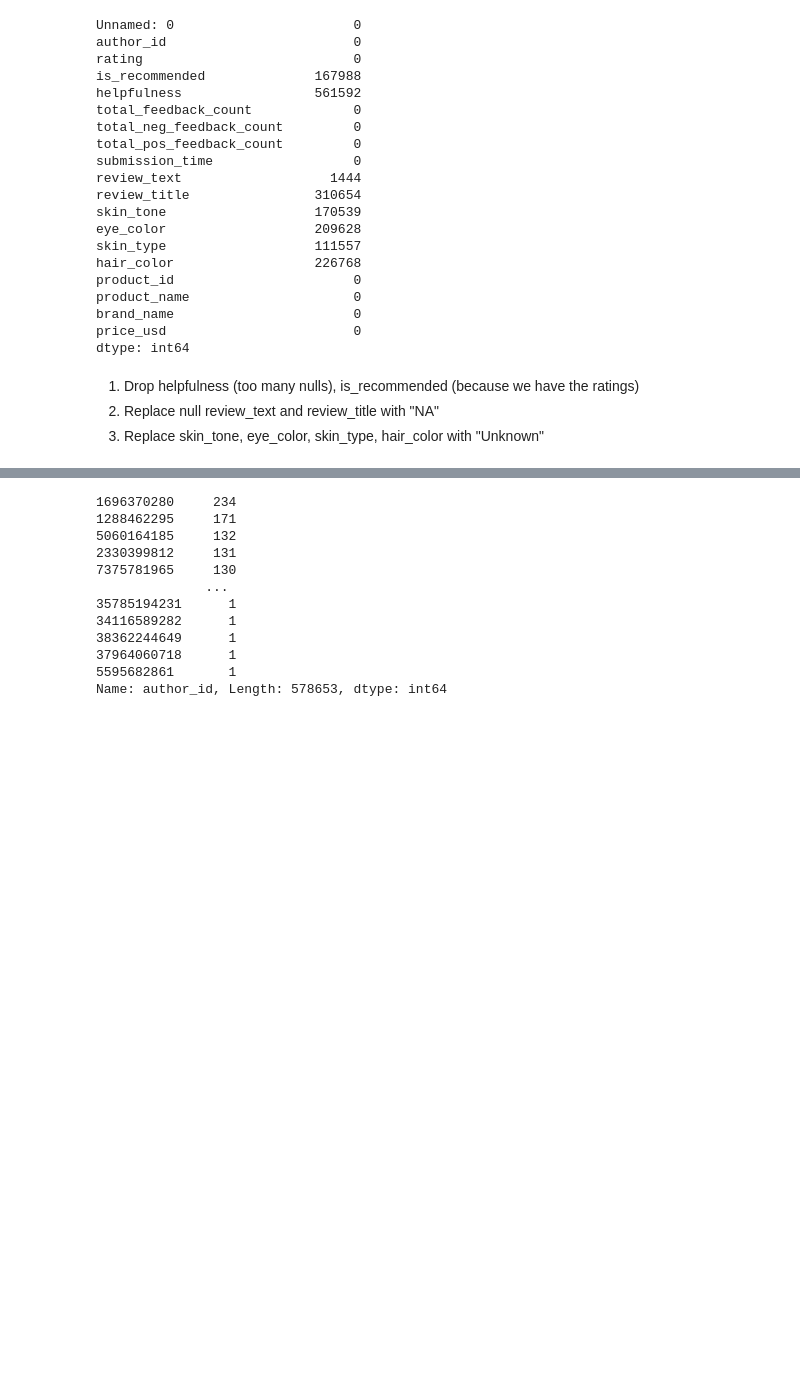
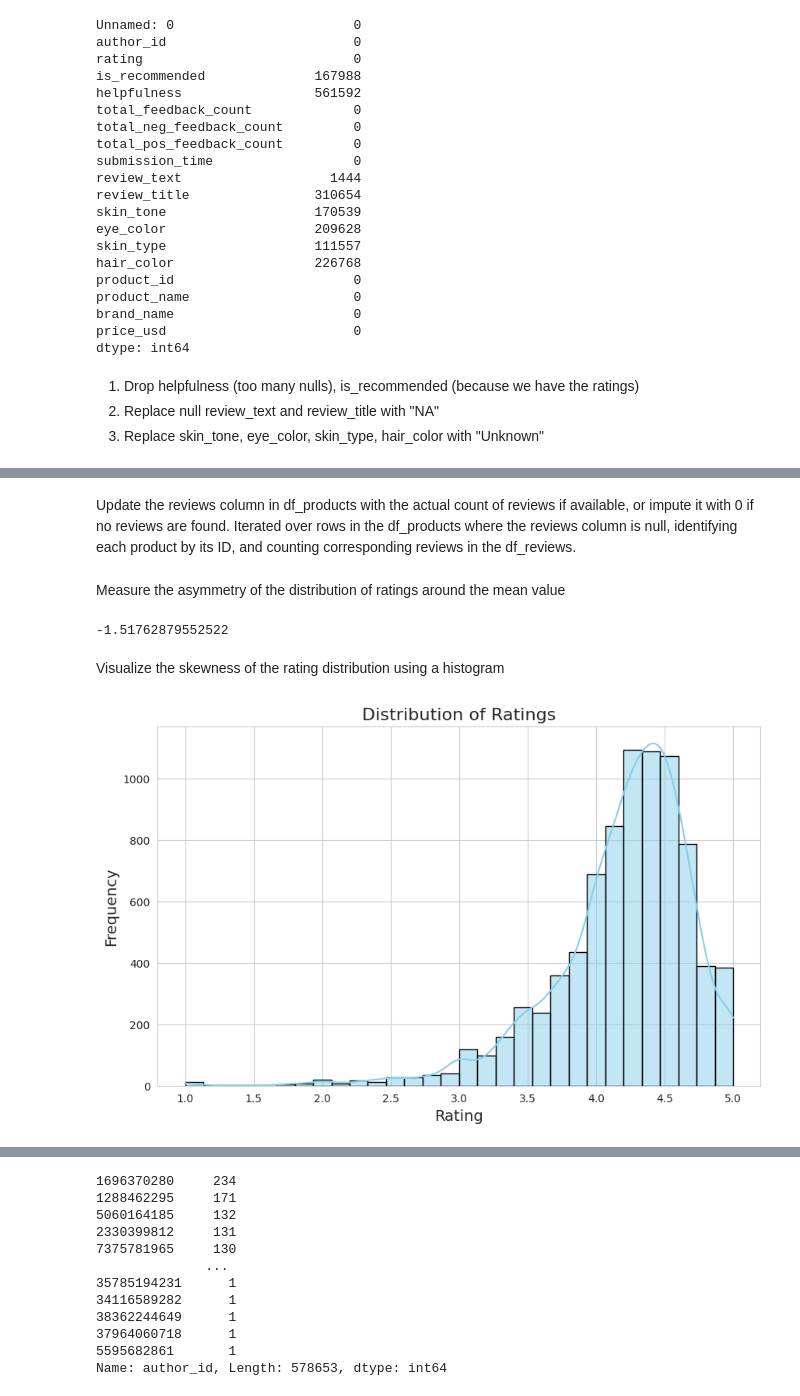
Before and after one commit to eshentong/BA820-team, a Jupyter notebook: BA820.ipynb, the cells around one changed output, grey strips where cells are left out. Cells and saved outputs as stored; diff of their text form; code cells hidden in the pictures; blank space fills up the shorter version.

```diff
--- a/BA820.ipynb
+++ b/BA820.ipynb
@@ -191,0 +253,3 @@ dtype: int64
+# %%
+null_reviews = df_products[df_products['reviews'].isna()]
+null_reviews
@@ -191,0 +270,36 @@ dtype: int64
+# %% [markdown]
+Update the reviews column in df_products with the actual count of reviews if available, or impute it with 0 if no reviews are found. Iterated over rows in the df_products where the reviews column is null, identifying each product by its ID, and counting corresponding reviews in the df_reviews.
+# %%
+for idx, product_row in null_reviews.iterrows():
+    product_id = product_row['product_id']
+    # Count the number of reviews for those products in df_reviews
+    review_count = df_reviews[df_reviews['product_id'] == product_id].shape[0]
+    # Update df_products with the count or 0 if no reviews exist
+    df_products.at[idx, 'reviews'] = review_count if review_count > 0 else 0
+# %% [markdown]
+Measure the asymmetry of the distribution of ratings around the mean value
+# %%
+skewness = df_products['rating'].skew()
+skewness
+# %% [output]
+-1.51762879552522
+# %% [markdown]
+ Visualize the skewness of the rating distribution using a histogram
+# %%
+import matplotlib.pyplot as plt
+import seaborn as sns
+
+sns.set_style("whitegrid")
+
+plt.figure(figsize=(10, 6))
+sns.histplot(df_products['rating'], kde=True, bins=30, color='skyblue', edgecolor='black')
+
+# title and label
+plt.title('Distribution of Ratings', fontsize=16)
+plt.xlabel('Rating', fontsize=14)
+plt.ylabel('Frequency', fontsize=14)
+
+# Show the plot
+plt.show()
+# %% [output]
+[figure, added]
```
Also changed, not shown: parts of 26 cells of this notebook.
